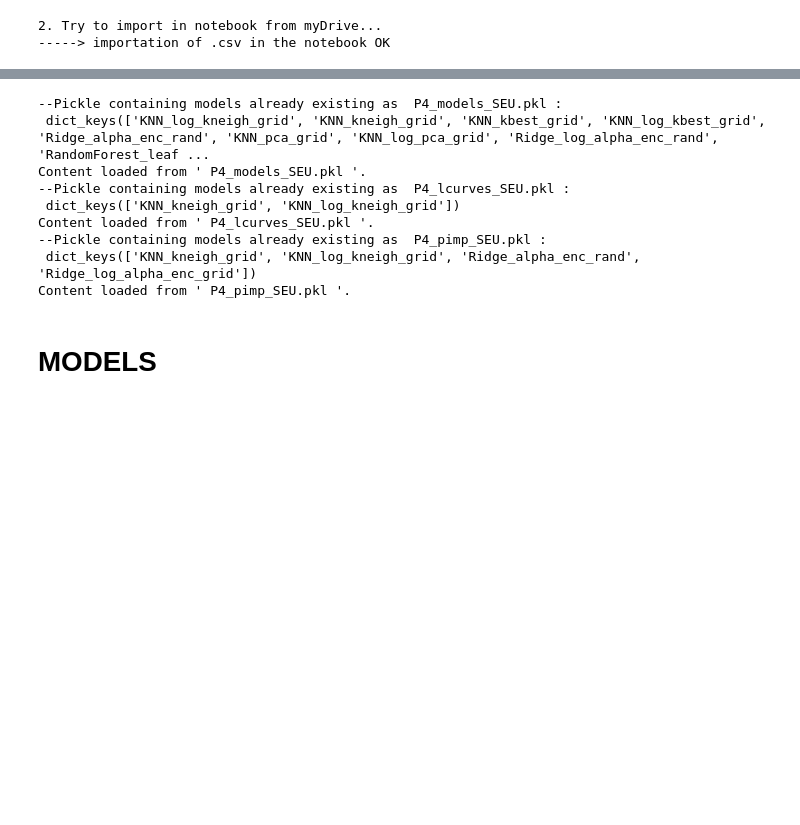
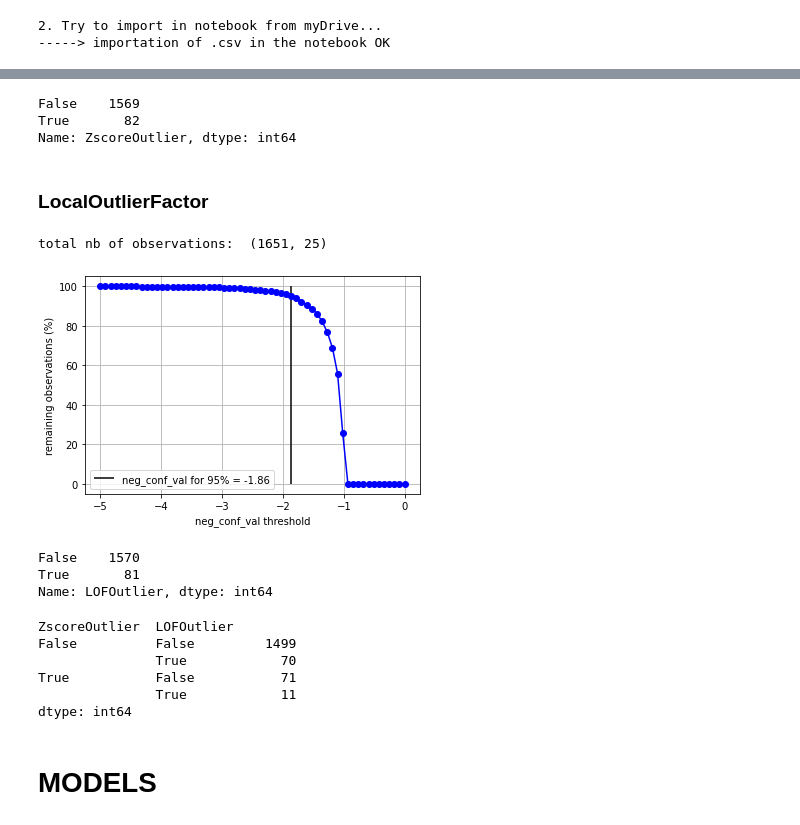
Before and after one commit to SmellyArmure/OC_DS_Project4, a Jupyter notebook: NOTEBOOKS/P4_Modelling_2.ipynb, the cells around one changed output, grey strips where cells are left out. Cells and saved outputs as stored; diff of their text form; code cells hidden in the pictures; blank space fills up the shorter version.

```diff
--- a/NOTEBOOKS/P4_Modelling_2.ipynb
+++ b/NOTEBOOKS/P4_Modelling_2.ipynb
@@ -113,0 +138,45 @@ df_y = df[['SiteEnergyUseWN(kBtu)', 'TotalGHGEmissions']]
+# %%
+df_X_bis['ZscoreOutlier'] = np.nan
+zsf = ZscoreSampleFilter(thresh=thresh)
+df_ = zsf.fit_transform(df_X_num)
+df_X_bis.loc[df_.index, 'ZscoreOutlier'] = False
+df_X_bis['ZscoreOutlier'] = df_X_bis['ZscoreOutlier'].where(df_X_bis['ZscoreOutlier']==False, True)
+# %%
+df_X_bis['ZscoreOutlier'].value_counts()
+# %% [output]
+False    1569
+True       82
+Name: ZscoreOutlier, dtype: int64
+# %% [markdown]
+### LocalOutlierFactor
+# %%
+# LOCAL OUTLIER FACTOR (après encodage des valeurs catégorielles)
+ct = CustTransformer(strat_binary='ord',
+                     strat_low_card='ord',
+                     strat_high_card='ord',
+                     strat_quant='none')
+df_X_enc = ct.fit_transform_df(df_X)
+
+print("total nb of observations: ", df_X_enc.shape)
+# Seuillage des données d'apprentissage en se basant sur le zscore (partie numérique seulement)
+contamination_level_pct = 5
+neg_conf_vals = np.linspace(-5,0,60)
+tab_shape=[]
+for ncv in neg_conf_vals:
+    loff = LOFSampleFilter(neg_conf_val=ncv, n_neighbors=20)
+    df_ = loff.fit_transform(df_X_enc)
+    prop = df_.shape[0]*100/df_X_enc.shape[0]
+    tab_shape.append(prop)
+# Affichage du nombre de lignes restantes après filtrage selon le seuil
+res = pd.DataFrame(tab_shape, index = neg_conf_vals)
+neg_conf_val = res.loc[res.values>100-contamination_level_pct].idxmin()[0]
+plt.plot(res, '-ob')
+plt.vlines(neg_conf_val, 0, 100, label='neg_conf_val for {:.0f}% = {:.2f}'\
+           .format(100-contamination_level_pct, neg_conf_val))
+plt.xlabel("neg_conf_val threshold")
+plt.ylabel("remaining observations (%)")
+plt.legend()
+plt.grid()
+# %% [output]
+total nb of observations:  (1651, 25)
+[figure, added]
@@ -114,3 +190,19 @@ df_y = df[['SiteEnergyUseWN(kBtu)', 'TotalGHGEmissions']]
+# %%
+df_X_bis['LOFOutlier'].value_counts()
+# %% [output]
+False    1570
+True       81
+Name: LOFOutlier, dtype: int64
+# %%
+# Nb of outliers depending on the detection technique
+df_X_bis.groupby(['ZscoreOutlier', 'LOFOutlier']).size()
+# %% [output]
+ZscoreOutlier  LOFOutlier
+False          False         1499
+               True            70
+True           False           71
+               True            11
+dtype: int64
 # %%
 group_col = 'PrimaryPropertyType'
 
@@ -119,16 +211,6 @@ X_tr, X_te, y_tr, y_te = train_test_split(df_X, df_y,
                                             stratify=df[group_col],
                                             random_state=14)
 # %%
-dict_SEU_models = load_pickle("P4_models_SEU.pkl")
-dict_SEU_lcurves = load_pickle("P4_lcurves_SEU.pkl")
-dict_SEU_pimp = load_pickle("P4_pimp_SEU.pkl")
+# dict_SEU_models = load_pickle("P4_models_SEU.pkl")
+# dict_SEU_lcurves = load_pickle("P4_lcurves_SEU.pkl")
+# dict_SEU_pimp = load_pickle("P4_pimp_SEU.pkl")
-# %% [output]
---Pickle containing models already existing as  P4_models_SEU.pkl :
- dict_keys(['KNN_log_kneigh_grid', 'KNN_kneigh_grid', 'KNN_kbest_grid', 'KNN_log_kbest_grid', 'Ridge_alpha_enc_rand', 'KNN_pca_grid', 'KNN_log_pca_grid', 'Ridge_log_alpha_enc_rand', 'RandomForest_leaf ...
-Content loaded from ' P4_models_SEU.pkl '.
---Pickle containing models already existing as  P4_lcurves_SEU.pkl :
- dict_keys(['KNN_kneigh_grid', 'KNN_log_kneigh_grid'])
-Content loaded from ' P4_lcurves_SEU.pkl '.
---Pickle containing models already existing as  P4_pimp_SEU.pkl :
- dict_keys(['KNN_kneigh_grid', 'KNN_log_kneigh_grid', 'Ridge_alpha_enc_rand', 'Ridge_log_alpha_enc_grid'])
-Content loaded from ' P4_pimp_SEU.pkl '.
```
Also changed, not shown: parts of 31 cells of this notebook, 2 other files.
